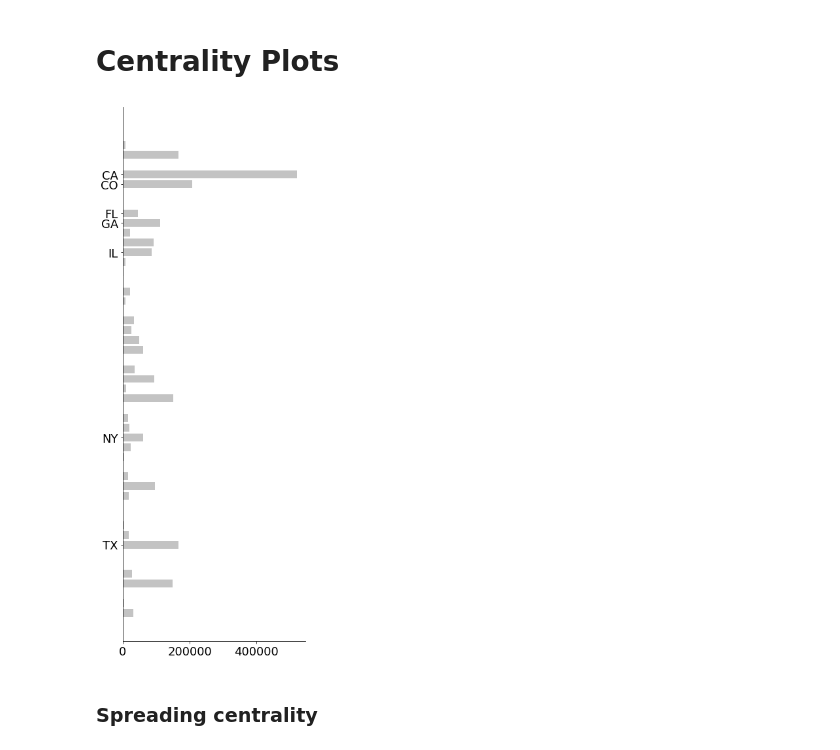
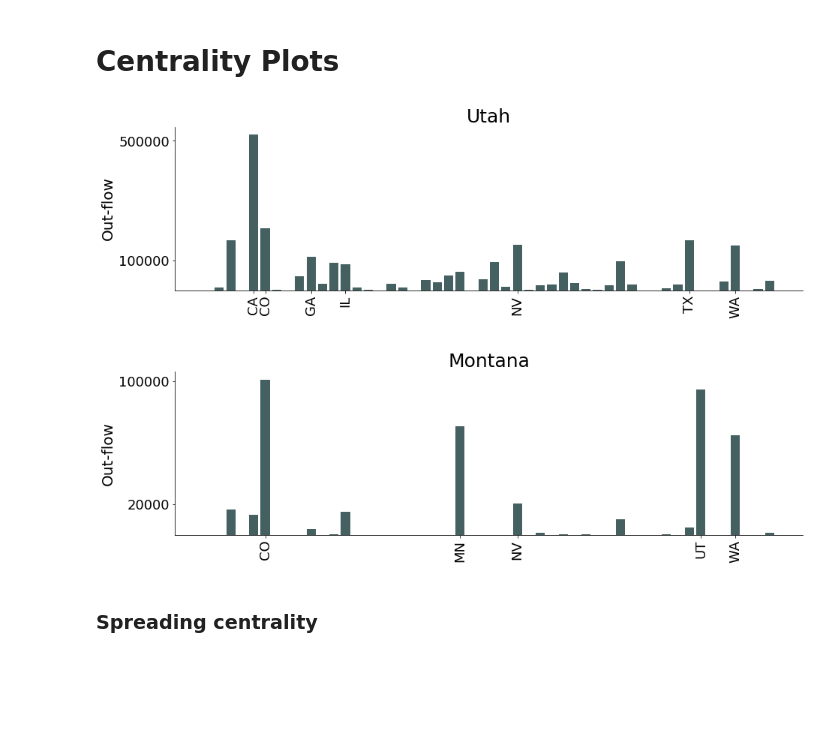
Before and after one commit to klepikhina/CSCI5352-AirTravelInfluenza, a Jupyter notebook: Code/simulations.ipynb, the cells around one changed output. Cells and saved outputs as stored; diff of their text form; code cells hidden in the pictures; blank space fills up the shorter version.

Commit message:
Add plots for Utah and Montana

```diff
--- a/Code/simulations.ipynb
+++ b/Code/simulations.ipynb
@@ -316,30 +319,56 @@ deceased_no_travel_df = pd.DataFrame.from_records([[i, j] + num_deceased_no_trav
 deceased_no_travel_df.to_csv('deceased_df_no_travel_real_data_3.csv')
 # %% [markdown]
 # Centrality Plots
-# %%
-mt = 43
-mt_travel = np.zeros((50,))
-
-ctr = 0
-for year, quarterly_travel in A_dict.items():
-    for quarter, travel in quarterly_travel.items():
-        mt_travel += travel[mt]
-        ctr += 1
-mt_travel /= ctr
-
-plt.figure(figsize=(5, 15))
-plt.barh(range(50), mt_travel, color="dimgrey", alpha=0.4)
-
-state_ids = [4, 5, 8, 9, 12, 31, 42]
-state_abbs = [stats_abb_ord_list[abb_id] for abb_id in state_ids]
-
-plt.yticks(state_ids, state_abbs)
-
-plt.gca().invert_yaxis()
-# plt.xticks([])
-plt.show()
-# %% [output]
-[figure, removed]
+# %%
+ut = 43
+mt = 25
+ut_travel = np.zeros((50,))
+mt_travel = np.zeros((50,))
+
+ctr = 0
+for year, quarterly_travel in A_dict.items():
+    for quarter, travel in quarterly_travel.items():
+        ut_travel += travel[ut]
+        mt_travel += travel[mt]
+        ctr += 1
+ut_travel /= ctr
+mt_travel /= ctr
+
+fig, ax = plt.subplots(2, 1, figsize=(15, 10))
+
+ax[0].bar(range(50), ut_travel, color="darkslategrey", alpha=0.9)
+ax[1].bar(range(50), mt_travel, color="darkslategrey", alpha=0.9)
+
+state_ids = [4, 5, 9, 12, 27, 42, 46]
+state_abbs = [stats_abb_ord_list[abb_id] for abb_id in state_ids]
+
+ax[0].set_xticks(state_ids)
+ax[0].set_xticklabels(state_abbs, rotation="90")
+ax[0].set_yticks([1e5, 5e5])#, ["1e5", "2e5", "3e5", "4e5", "5e5"])
+
+ax[0].set_title("Utah", fontsize=25)
+ax[0].set_ylabel("Out-flow", fontsize=20)
+
+
+state_ids = [5, 22, 27, 43, 46]
+state_abbs = [stats_abb_ord_list[abb_id] for abb_id in state_ids]
+ax[1].set_xticks(state_ids)
+ax[1].set_xticklabels(state_abbs, rotation="90")
+ax[1].set_yticks([0.2e5, 1e5])#, ["1e5", "2e5", "3e5", "4e5", "5e5"])
+
+ax[1].set_title("Montana", fontsize=25)
+ax[1].set_ylabel("Out-flow", fontsize=20)
+
+fig.subplots_adjust(hspace=0.5)
+
+# plt.gca().invert_yaxis()
+# plt.xticks([])
+
+plt.savefig("../figures/utmt-out-degree.PNG", dpi=200, bbox_inches="tight")
+
+plt.show()
+# %% [output]
+[figure, added]
 # %%
 closeness_centrality = np.zeros((50,))
 ctr = 0
```
Also changed, not shown: parts of 1 cell of this notebook, 2 other files.
